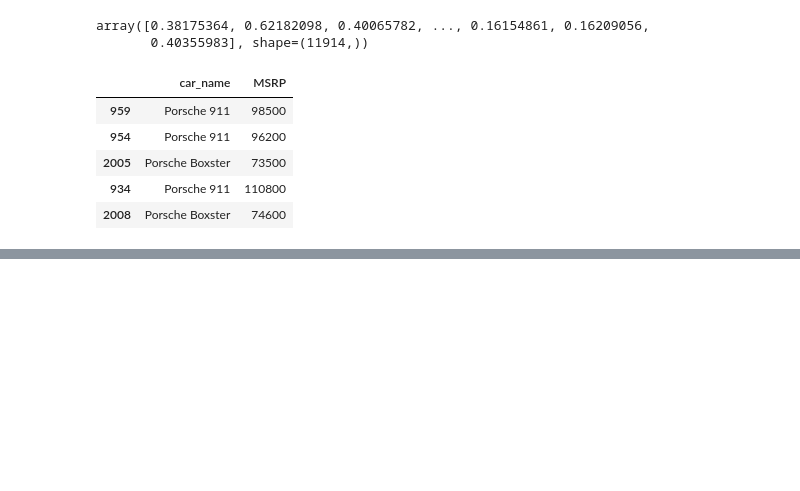
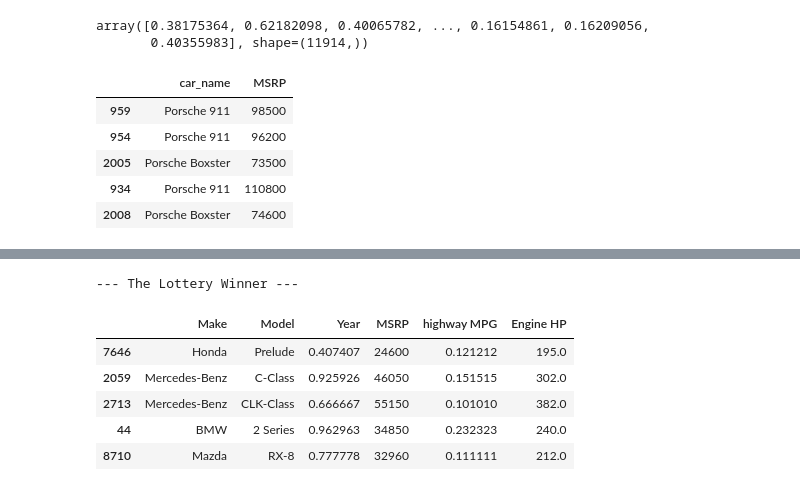
Before and after one commit to PremKarhale/CarRecommendationSystem, a Jupyter notebook: model_training/car_recommendation.ipynb, the cells around one changed output, grey strips where cells are left out. Cells and saved outputs as stored; diff of their text form; code cells hidden in the pictures; blank space fills up the shorter version.

```diff
--- a/model_training/car_recommendation.ipynb
+++ b/model_training/car_recommendation.ipynb
@@ -616,0 +657,20 @@ display(luxury_suvs)
+# %%
+hypercars = recommend_from_preferences(
+    budget=1500000,
+    vehicle_style='Coupe',
+    size='Compact',
+    focus='performance',
+    is_luxury=True,
+    transmission='AUTOMATIC',
+    fuel_type='premium unleaded (required)'
+)
+print("\n--- The Lottery Winner ---")
+display(hypercars)
+# %% [output]
+--- The Lottery Winner ---
+|  | Make | Model | Year | MSRP | highway MPG | Engine HP |
+| 7646 | Honda | Prelude | 0.407407 | 24600 | 0.121212 | 195.0 |
+| 2059 | Mercedes-Benz | C-Class | 0.925926 | 46050 | 0.151515 | 302.0 |
+| 2713 | Mercedes-Benz | CLK-Class | 0.666667 | 55150 | 0.101010 | 382.0 |
+| 44 | BMW | 2 Series | 0.962963 | 34850 | 0.232323 | 240.0 |
+| 8710 | Mazda | RX-8 | 0.777778 | 32960 | 0.111111 | 212.0 |
```
Also changed, not shown: parts of 6 cells of this notebook.
